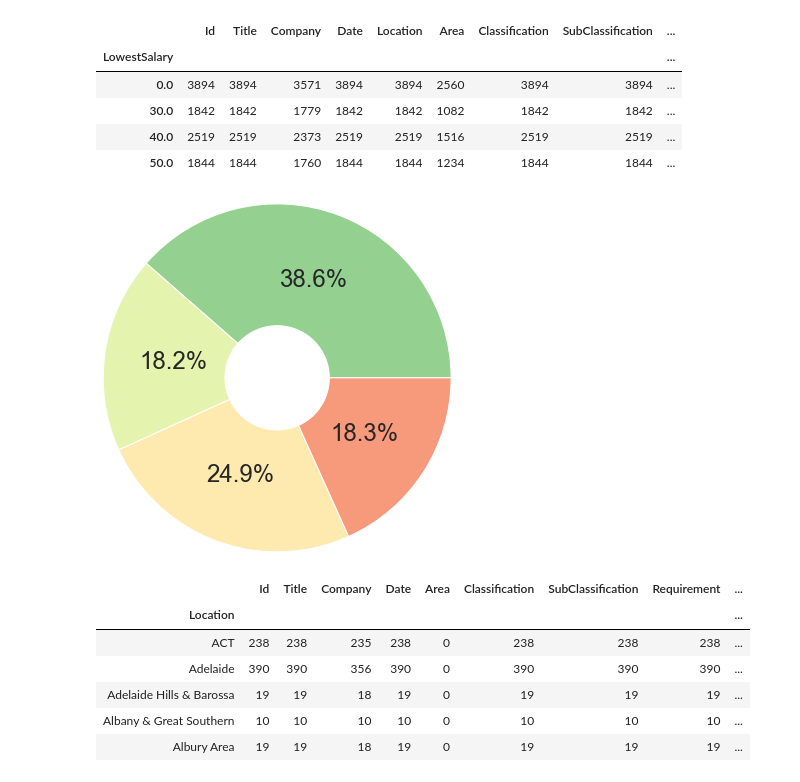
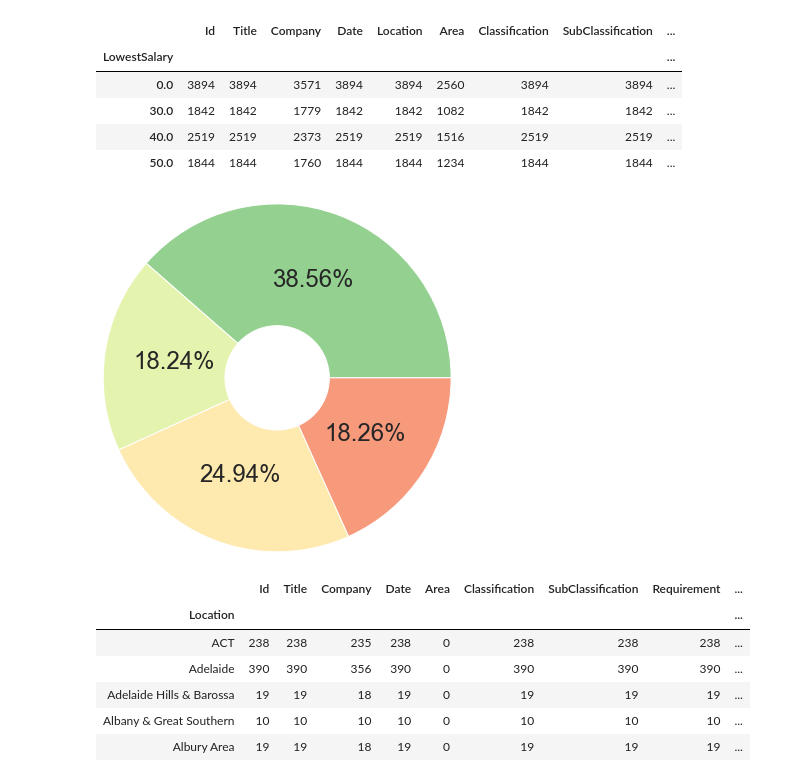
Before and after one commit to nspencerjackson/3803ICT, a Jupyter notebook: workshop_2/job-market-lab2-3803ict.ipynb, the cells around one changed output. Drawn from its saved outputs; the diff is of its cells as text; code cells hidden in the pictures.

```diff
--- a/workshop_2/job-market-lab2-3803ict.ipynb
+++ b/workshop_2/job-market-lab2-3803ict.ipynb
@@ -40,14 +40,14 @@ ls.head()
 # %%
 #salary ranges plot
 ls_pie = ls['Id']
 fig, ax = plt.subplots()
 colours = ['#94d191', '#e4f4ae','#fee9ae','#f7997b']
-plt.pie(ls_pie, colors = colours, autopct = '%1.1f%%', radius = 2)
+plt.pie(ls_pie, colors = colours, autopct = '%1.2f%%', radius = 2)
 circle = plt.Circle((0,0), 0.60, fc = 'white')
 ax.add_patch(circle)
 plt.show()
 # %% [output]
-[figure, old version]
+[figure, new version]
 # %%
 locationDf = df[df['Location'].isna()==False]
 locationDf = locationDf.groupby('Location').count()
```
